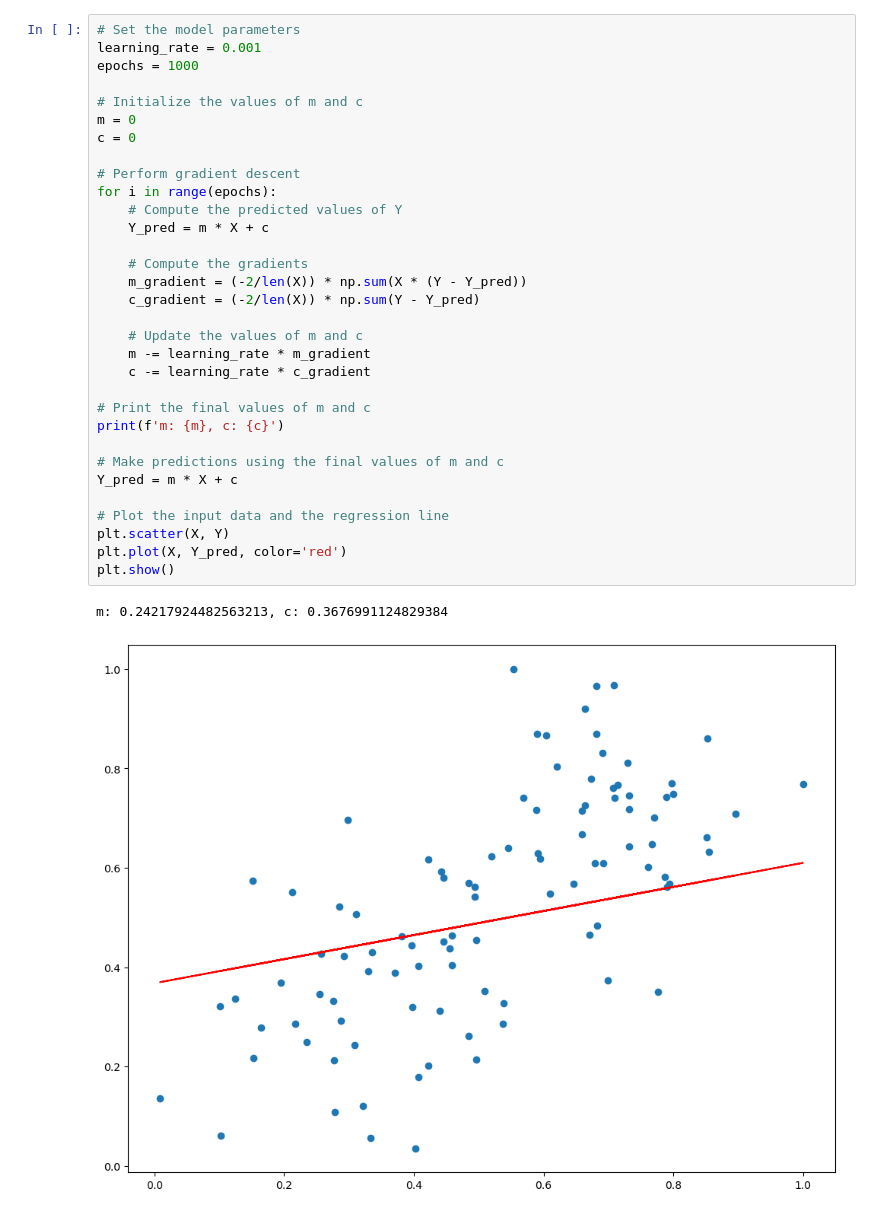
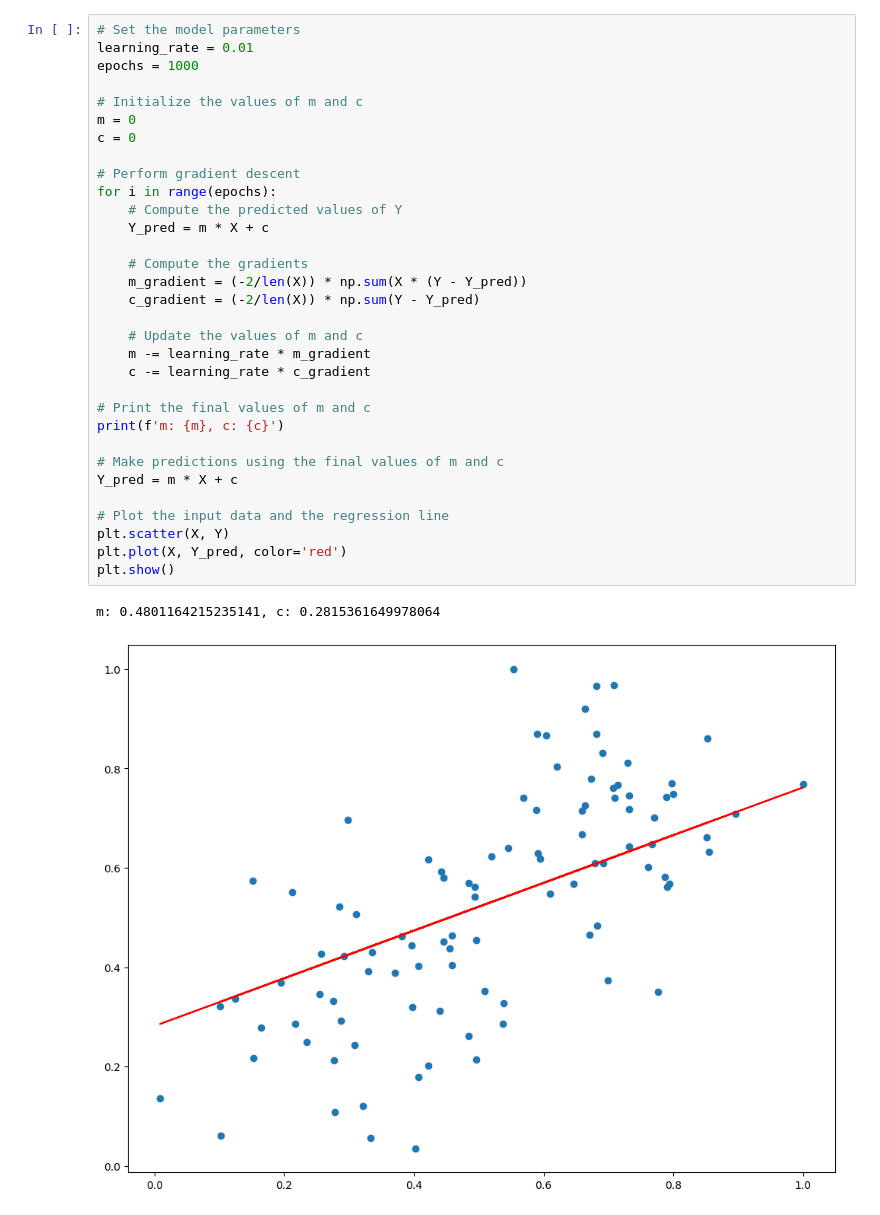
Before and after one commit to Monyreadh/CS342_Gradient_Descent, a Jupyter notebook: gradient_descent.ipynb, the cells around one changed output. Saved outputs shown, nothing was run; the diff lists cells and outputs as text.

```diff
--- a/gradient_descent.ipynb
+++ b/gradient_descent.ipynb
@@ -19,35 +21,35 @@ plt.show()
 # %%
 # Set the model parameters
-learning_rate = 0.001
+learning_rate = 0.01
 epochs = 1000
 
 # Initialize the values of m and c
 m = 0
 c = 0
 
 # Perform gradient descent
 for i in range(epochs):
     # Compute the predicted values of Y
     Y_pred = m * X + c
 
     # Compute the gradients
     m_gradient = (-2/len(X)) * np.sum(X * (Y - Y_pred))
     c_gradient = (-2/len(X)) * np.sum(Y - Y_pred)
 
     # Update the values of m and c
     m -= learning_rate * m_gradient
     c -= learning_rate * c_gradient
 
 # Print the final values of m and c
 print(f'm: {m}, c: {c}')
 
 # Make predictions using the final values of m and c
 Y_pred = m * X + c
 
 # Plot the input data and the regression line
 plt.scatter(X, Y)
 plt.plot(X, Y_pred, color='red')
 plt.show()
 # %% [output]
-m: 0.24217924482563213, c: 0.3676991124829384
+m: 0.4801164215235141, c: 0.2815361649978064
-[figure, old version]
+[figure, new version]
```
Also changed, not shown: parts of 3 cells of this notebook.
